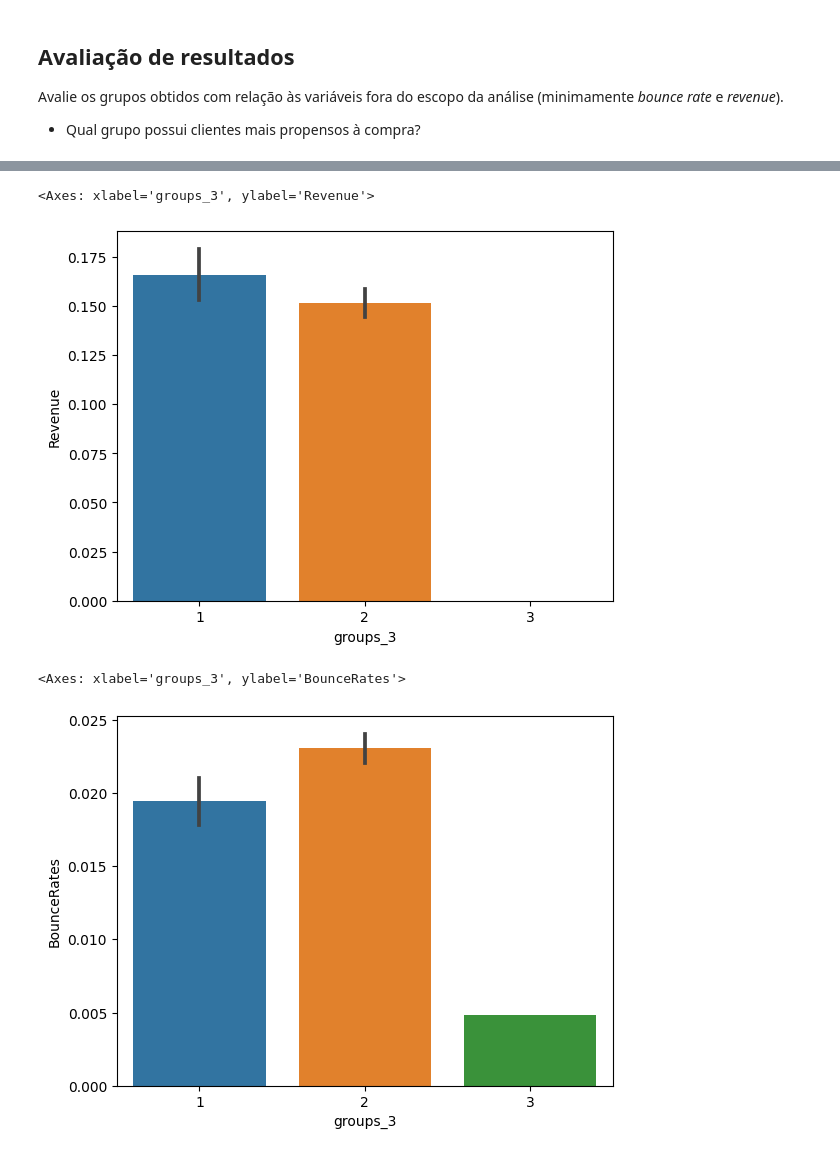
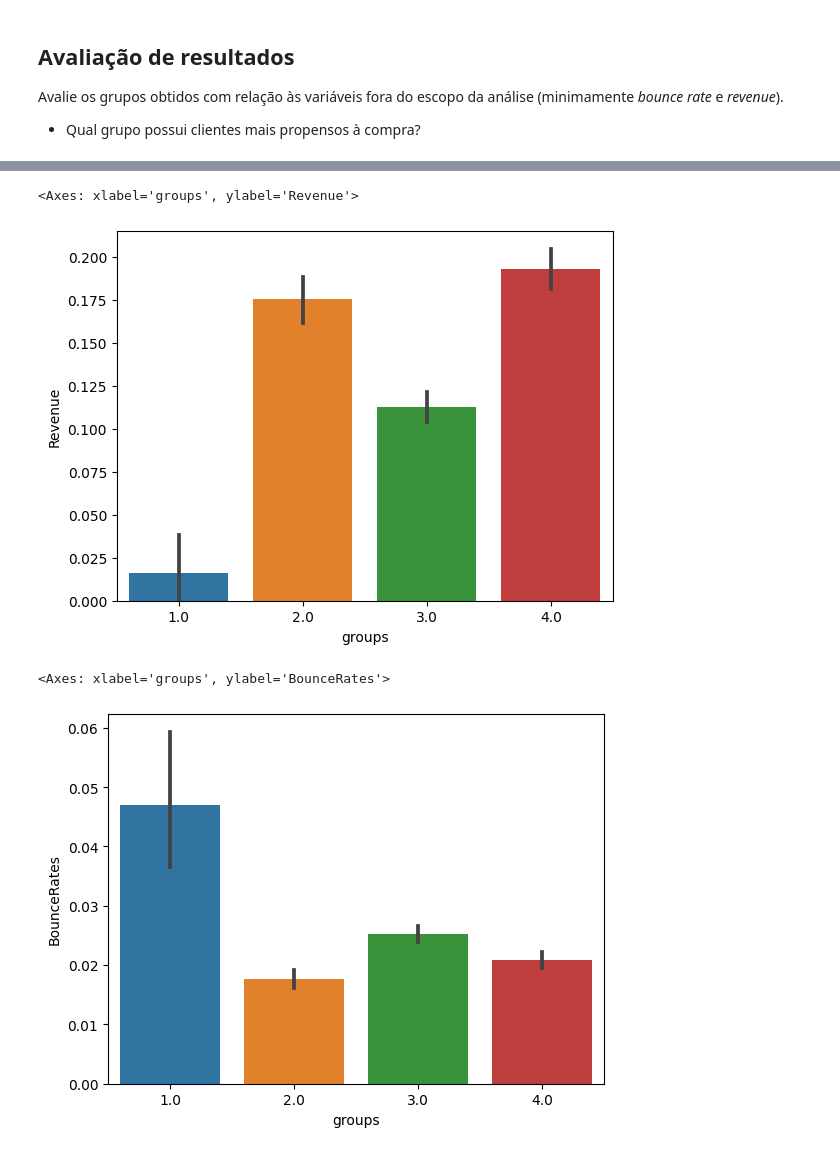
Before and after one commit to nerdmanPc/ebac_cd_mod30, a Jupyter notebook: mod30_tarefa02.ipynb, the cells around one changed output, grey strips where cells are left out. Cells and saved outputs as stored; diff of their text form; code cells hidden in the pictures.

```diff
--- a/mod30_tarefa02.ipynb
+++ b/mod30_tarefa02.ipynb
@@ -60,3 +60,5 @@ df.Revenue.value_counts(dropna=False)
 False    10422
 True      1908
 Name: Revenue, dtype: int64
+# %%
+df.drop([5152, 8071, 9238], inplace=True, axis='index')
@@ -198,10 +202,7 @@ Os grupos 3/3, 2/4 e 4/4 possuem um número muito pequeno de sessões, o que nos
 # %%
-df_dummies.drop(columns=['groups_4'], inplace=True)
+#df_dummies.drop(columns=['groups_4'], inplace=True)
 # %% [markdown]
 ## Avaliação de resultados
 
 Avalie os grupos obtidos com relação às variáveis fora do escopo da análise (minimamente *bounce rate* e *revenue*).
 - Qual grupo possui clientes mais propensos à compra?
-# %%
-df = df.join(df_dummies['groups_3'])
-df.head()
@@ -214,0 +211,5 @@ df.head()
+# %%
+groups_col = 'groups_4'
+df = df.join(df_dummies[groups_col])
+df.rename(columns={groups_col: 'groups'}, inplace=True)
+df.head()
@@ -215,12 +223,12 @@ df.head()
 # %%
-sns.barplot(df, x='groups_3', y='Revenue')
+sns.barplot(df, x='groups', y='Revenue')
 # %% [output]
-<Axes: xlabel='groups_3', ylabel='Revenue'>
+<Axes: xlabel='groups', ylabel='Revenue'>
-[figure, old version]
+[figure, new version]
 # %%
-sns.barplot(df, x='groups_3', y='BounceRates')
+sns.barplot(df, x='groups', y='BounceRates')
 # %% [output]
-<Axes: xlabel='groups_3', ylabel='BounceRates'>
+<Axes: xlabel='groups', ylabel='BounceRates'>
-[figure, old version]
+[figure, new version]
 # %%
 #sns.barplot(df, x='groups_3', y='VisitorType')
```
Also changed, not shown: parts of 17 cells of this notebook.
